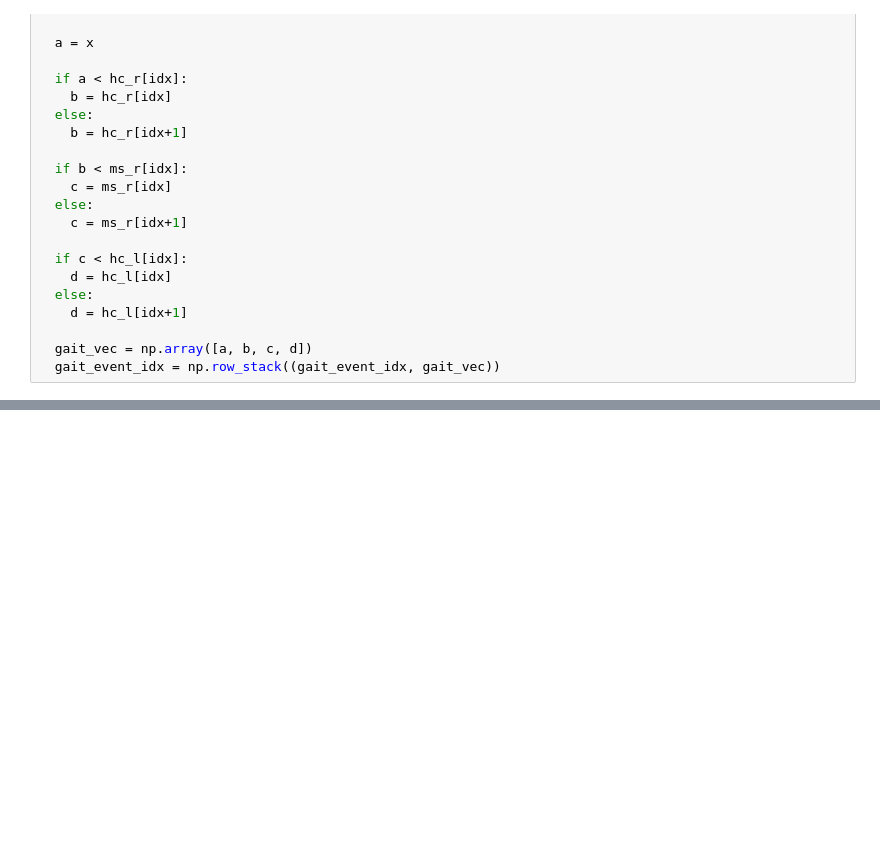
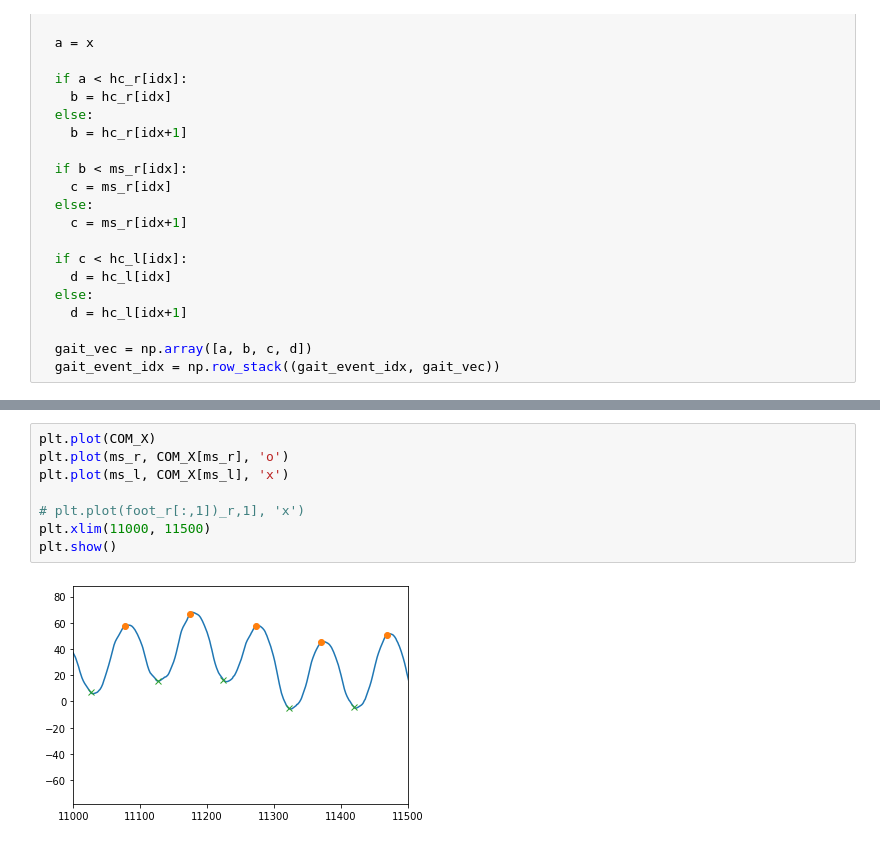
Before and after one commit to inseungkang/learningalgos, a Jupyter notebook: Controller_Inference.ipynb, the cells around one changed output, grey strips where cells are left out. Drawn from its saved outputs; the diff is of its cells as text; blank space fills up the shorter version.

```diff
--- a/Controller_Inference.ipynb
+++ b/Controller_Inference.ipynb
@@ -175,0 +176,10 @@ delta_Q = footXY_hc_r - footXY_hc_norm_r
+# %%
+plt.plot(COM_X)
+plt.plot(ms_r, COM_X[ms_r], 'o')
+plt.plot(ms_l, COM_X[ms_l], 'x')
+
+# plt.plot(foot_r[:,1])_r,1], 'x')
+plt.xlim(11000, 11500)
+plt.show()
+# %% [output]
+[figure, added]
```
Also changed, not shown: parts of 6 cells of this notebook.
